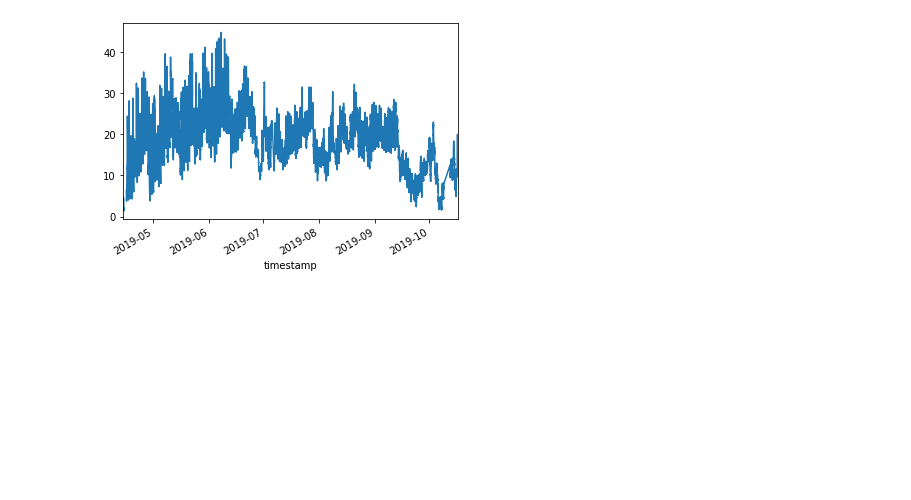
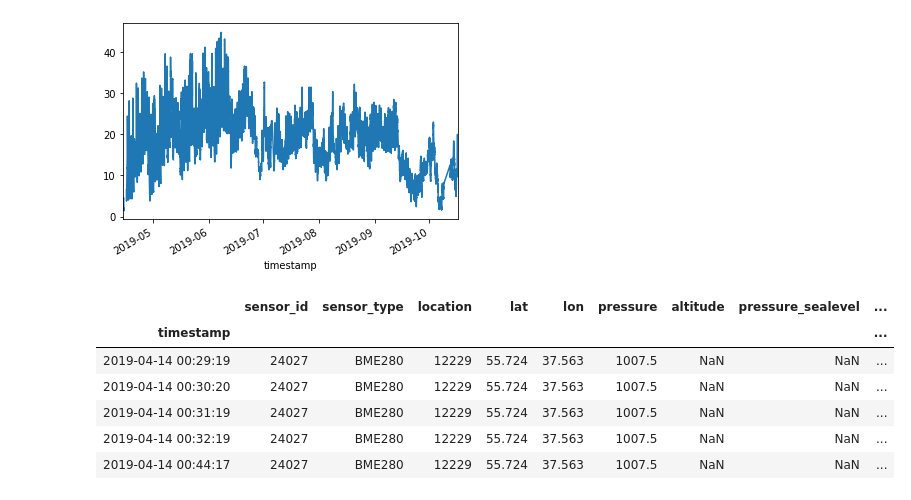
Before and after one commit to aerubanov/Proj_Air_Quality, a Jupyter notebook: notebooks/data_description.ipynb, the cells around one changed output. Saved outputs shown, nothing was run; the diff lists cells and outputs as text; code cells hidden in the pictures; blank space fills up the shorter version.

```diff
--- a/notebooks/Untitled.ipynb
+++ b/notebooks/data_description.ipynb
@@ -55,3 +61,13 @@ temp_data.temperature.plot()
 # %% [output]
 <matplotlib.axes._subplots.AxesSubplot at 0x...>
 [figure]
+# %%
+temp_data.head()
+# %% [output]
+|  | sensor_id | sensor_type | location | lat | lon | pressure | altitude | pressure_sealevel | ... |
+| timestamp |  |  |  |  |  |  |  |  | ... |
+| 2019-04-14 00:29:19 | 24027 | BME280 | 12229 | 55.724 | 37.563 | 1007.5 | NaN | NaN | ... |
+| 2019-04-14 00:30:20 | 24027 | BME280 | 12229 | 55.724 | 37.563 | 1007.5 | NaN | NaN | ... |
+| 2019-04-14 00:31:19 | 24027 | BME280 | 12229 | 55.724 | 37.563 | 1007.5 | NaN | NaN | ... |
+| 2019-04-14 00:32:19 | 24027 | BME280 | 12229 | 55.724 | 37.563 | 1007.5 | NaN | NaN | ... |
+| 2019-04-14 00:44:17 | 24027 | BME280 | 12229 | 55.724 | 37.563 | 1007.5 | NaN | NaN | ... |
```
Also changed, not shown: parts of 7 cells of this notebook.
